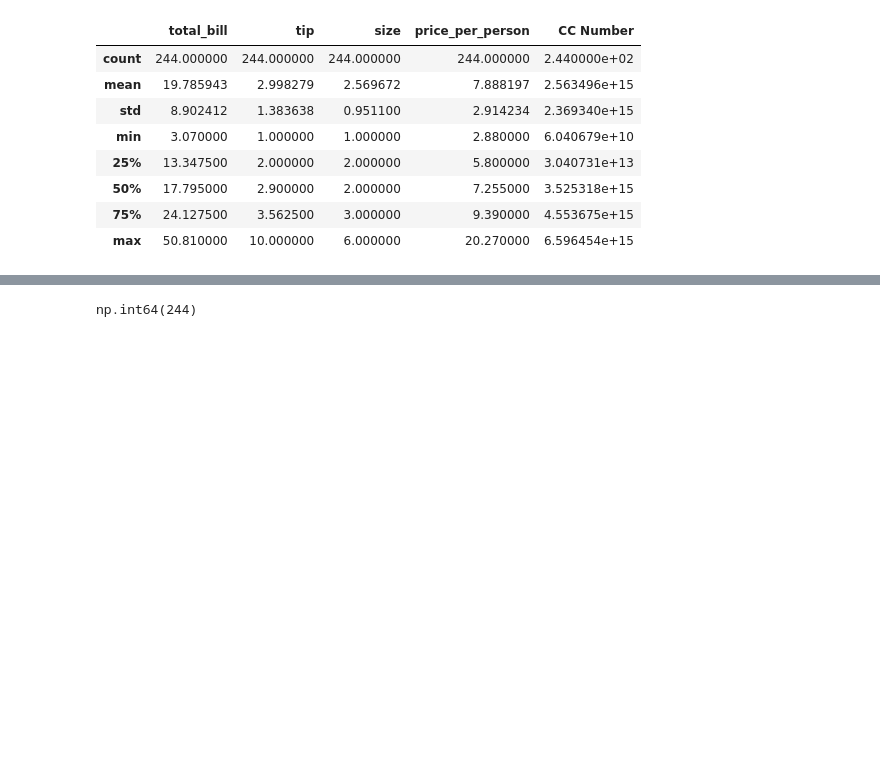
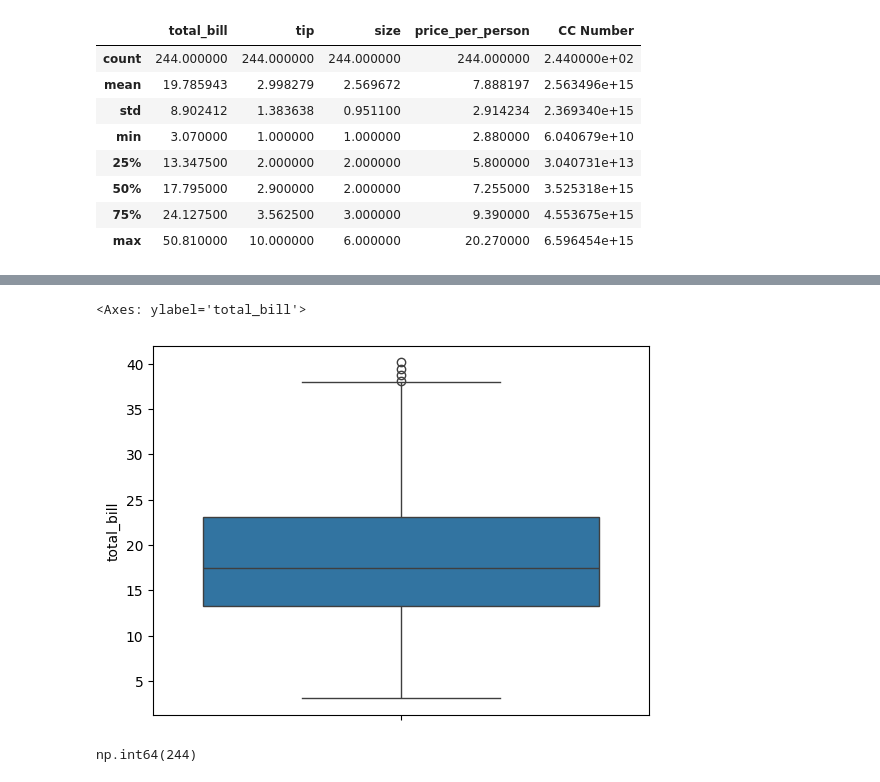
Before and after one commit to jroshanjha/Data-Analaytics-Project, a Jupyter notebook: tips.ipynb, the cells around one changed output, grey strips where cells are left out. Cells and saved outputs as stored; diff of their text form; code cells hidden in the pictures; blank space fills up the shorter version.

```diff
--- a/tips.ipynb
+++ b/tips.ipynb
@@ -353,3 +359,16 @@ df.describe()
+# %%
+Q3 = df['total_bill'].quantile(0.75)
+Q1 = df['total_bill'].quantile(0.25)
+IQR = Q3- Q1
+min_val = Q1 - 1.5 * (IQR)
+max_val = Q3 + 1.5 * (IQR)
+# %%
+new_df = df[ (df['total_bill']>=min_val ) & (df['total_bill']<=max_val)]
+# %%
+sns.boxplot(new_df['total_bill'])
+# %% [output]
+<Axes: ylabel='total_bill'>
+[figure, added]
 # %%
 # total Bills:-
 df['total_bill'].count()
```
Also changed, not shown: parts of 13 cells of this notebook, 2 other files.
